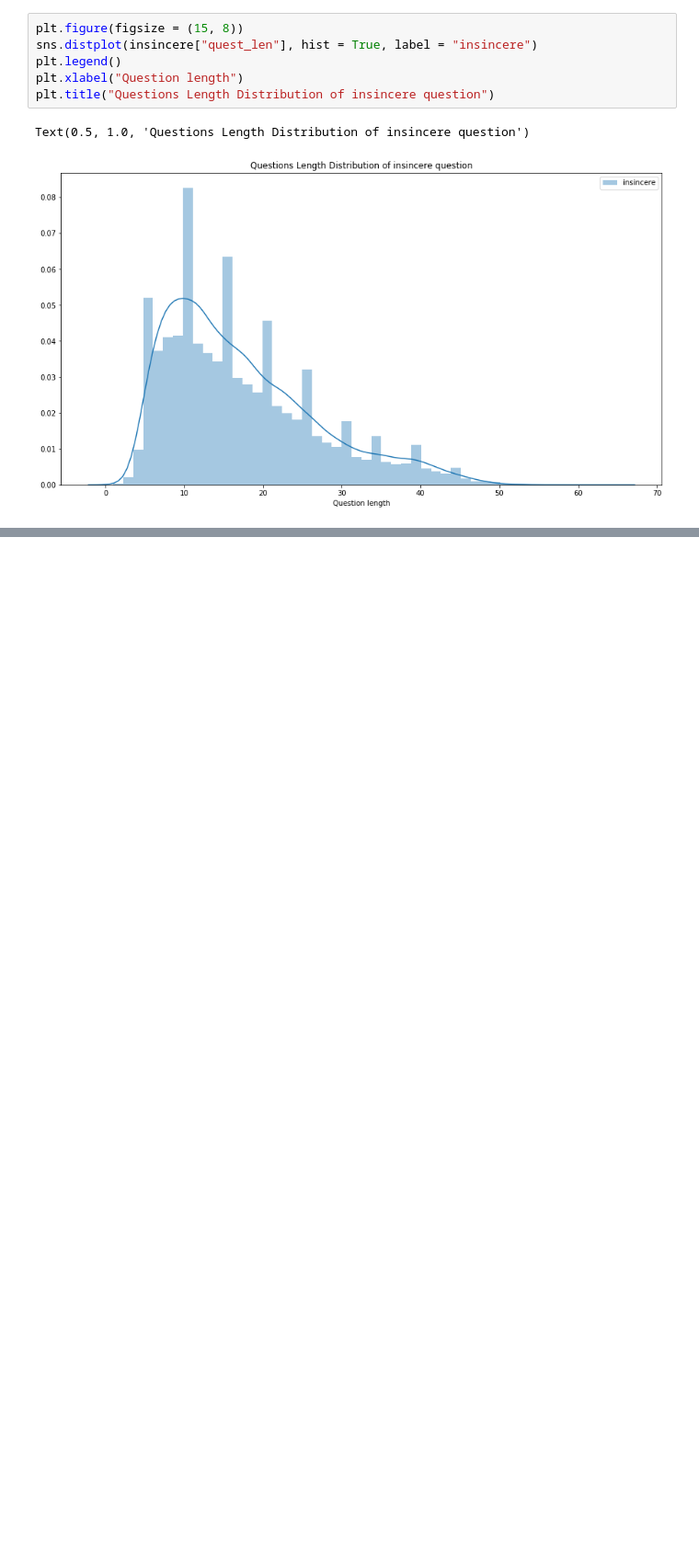
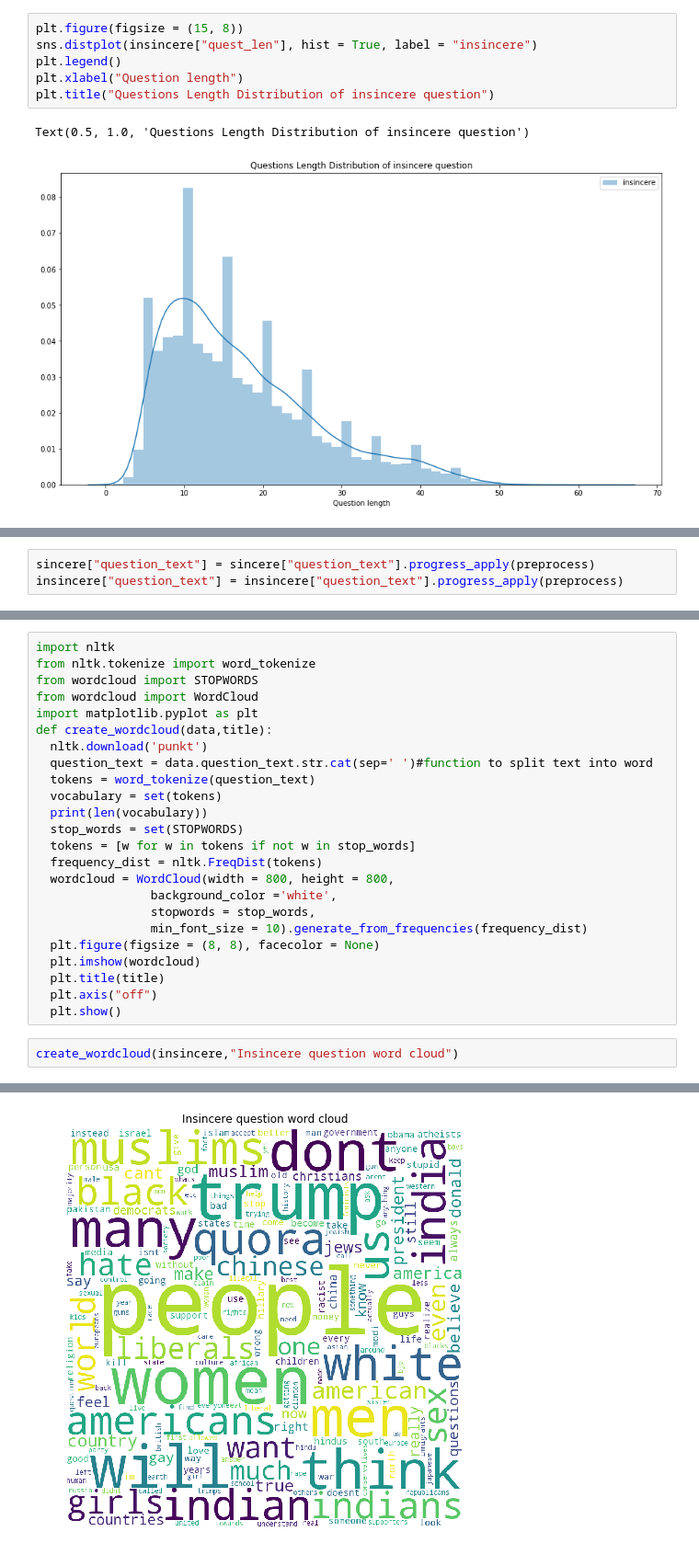
Before and after one commit to iamsauravsharma/insincere-question-classification, a Jupyter notebook: insincere_question_classification/misc/generate_data_images.ipynb, the cells around one changed output, grey strips where cells are left out. Shown: that part at 92% size. Saved outputs shown, nothing was run; the diff lists cells and outputs as text; blank space fills up the shorter version.

```diff
--- a/insincere_question_classification/misc/generate_data_images.ipynb
+++ b/insincere_question_classification/misc/generate_data_images.ipynb
@@ -117,0 +182,3 @@ plt.show()
+# %%
+sincere["question_text"] = sincere["question_text"].progress_apply(preprocess)
+insincere["question_text"] = insincere["question_text"].progress_apply(preprocess)
@@ -117,0 +213,27 @@ plt.show()
+# %%
+import nltk
+from nltk.tokenize import word_tokenize
+from wordcloud import STOPWORDS
+from wordcloud import WordCloud
+import matplotlib.pyplot as plt
+def create_wordcloud(data,title):
+  nltk.download('punkt')
+  question_text = data.question_text.str.cat(sep=' ')#function to split text into word
+  tokens = word_tokenize(question_text)
+  vocabulary = set(tokens)
+  print(len(vocabulary))
+  stop_words = set(STOPWORDS)
+  tokens = [w for w in tokens if not w in stop_words]
+  frequency_dist = nltk.FreqDist(tokens)
+  wordcloud = WordCloud(width = 800, height = 800,
+                background_color ='white',
+                stopwords = stop_words,
+                min_font_size = 10).generate_from_frequencies(frequency_dist)
+  plt.figure(figsize = (8, 8), facecolor = None)
+  plt.imshow(wordcloud)
+  plt.title(title)
+  plt.axis("off")
+  plt.show()
+# %%
+create_wordcloud(insincere,"Insincere question word cloud")
+# %% [output]
@@ -117,0 +243 @@ plt.show()
+[figure, added]
```
Also changed, not shown: parts of 14 cells of this notebook, 14 other files.
